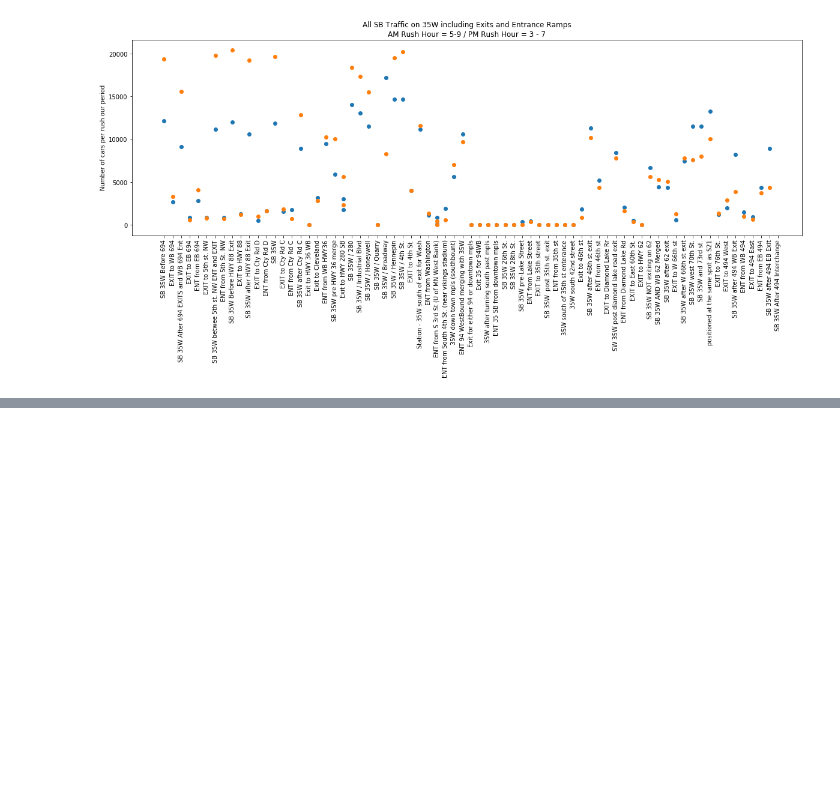
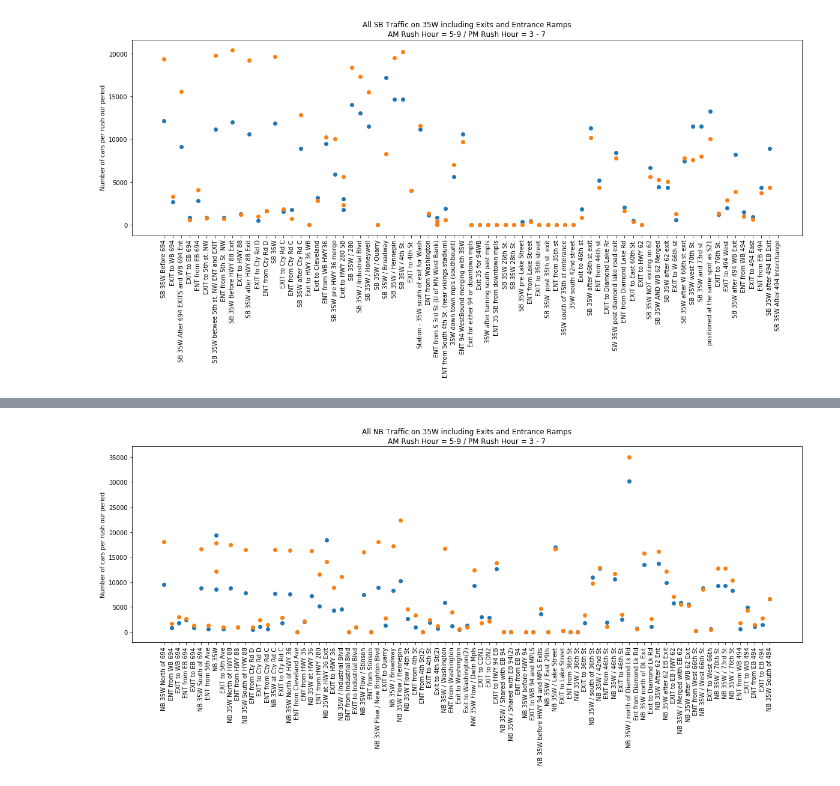
Before and after one commit to Dkreitzer/Team_streprogen_Project1, a Jupyter notebook: dk_testing_SB35W.ipynb, the cells around one changed output, grey strips where cells are left out. Cells and saved outputs as stored; diff of their text form; code cells hidden in the pictures; blank space fills up the shorter version.

```diff
--- a/dk_testing_SB35W.ipynb
+++ b/dk_testing_SB35W.ipynb
@@ -46,0 +27,10 @@ len(SB_Data)
+# %%
+########################
+# Merge CSV Files to create South Bound 35W Data (SB_Data)
+
+#Merged SB 35W Data and Labels
+SB_Data = pd.merge(SensorDF, OctDF, how = 'left', on = '1')
+
+#Merged NB 35W Data and Labels
+NB_Data = pd.merge(NBSensorDF, NBOctDF, how = 'left', on = '1')
+NB_Data.head(10)
@@ -60,0 +100,24 @@ plt.show()
+# %%
+#############
+# NB 35W All Traffic Scatter Plot
+
+
+y1 = NB_Data['AM_RushHour']
+y2 = NB_Data['PM_RushHour']
+X_Axis = NB_Data['Label']
+
+# Figure Settings
+plt.figure(figsize=(20,6))
+plt.xticks(rotation=90)
+
+# Figure Labels
+plt.title("All NB Traffic on 35W including Exits and Entrance Ramps\nAM Rush Hour = 5-9 / PM Rush Hour = 3 - 7")
+plt.ylabel("Number of cars per rush our period")
+
+# Scatter Plot
+plt.scatter(X_Axis, y1)
+plt.scatter(X_Axis, y2)
+
+plt.show()
+# %% [output]
+[figure, added]
```
Also changed, not shown: parts of 10 cells of this notebook, 3 other files.
